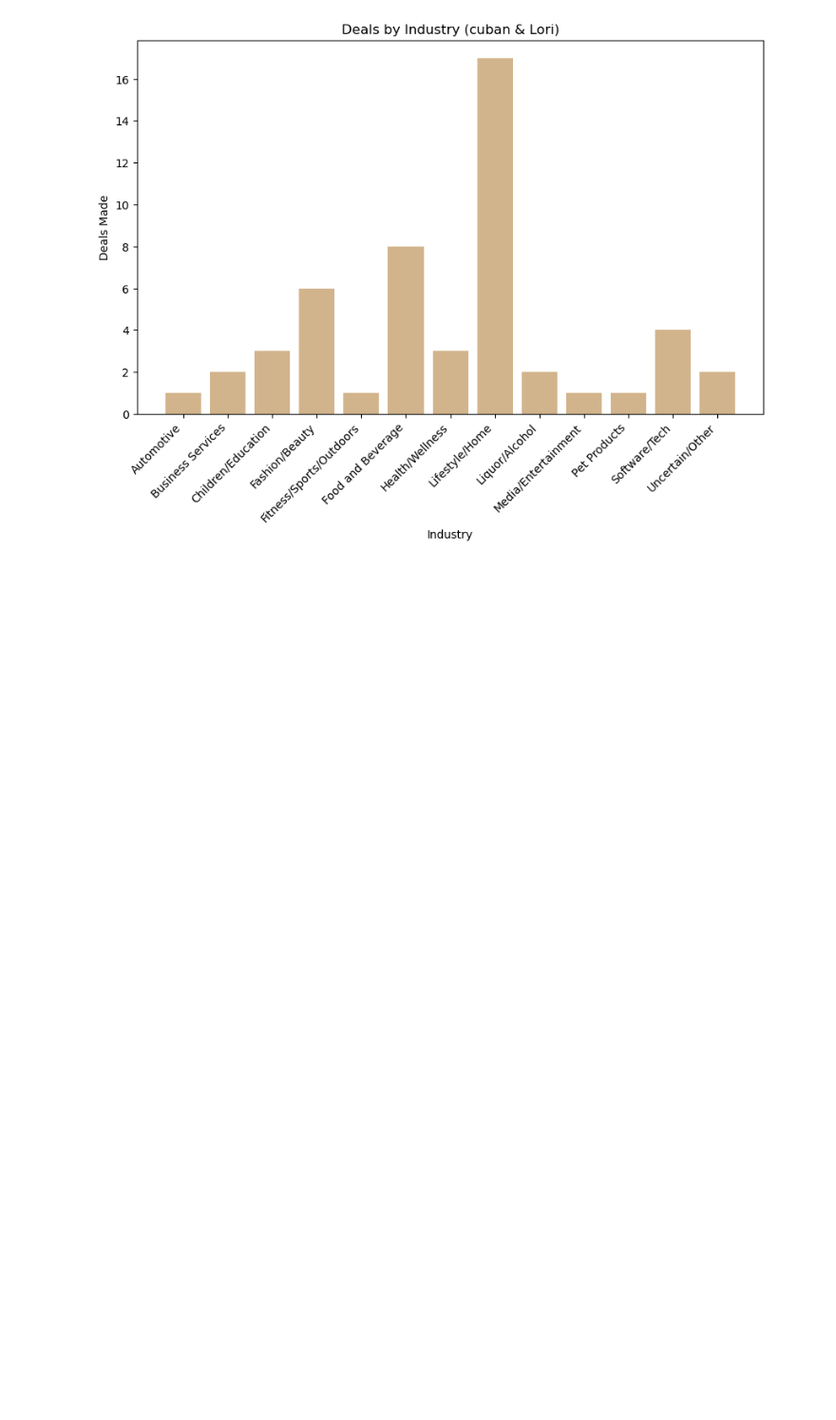
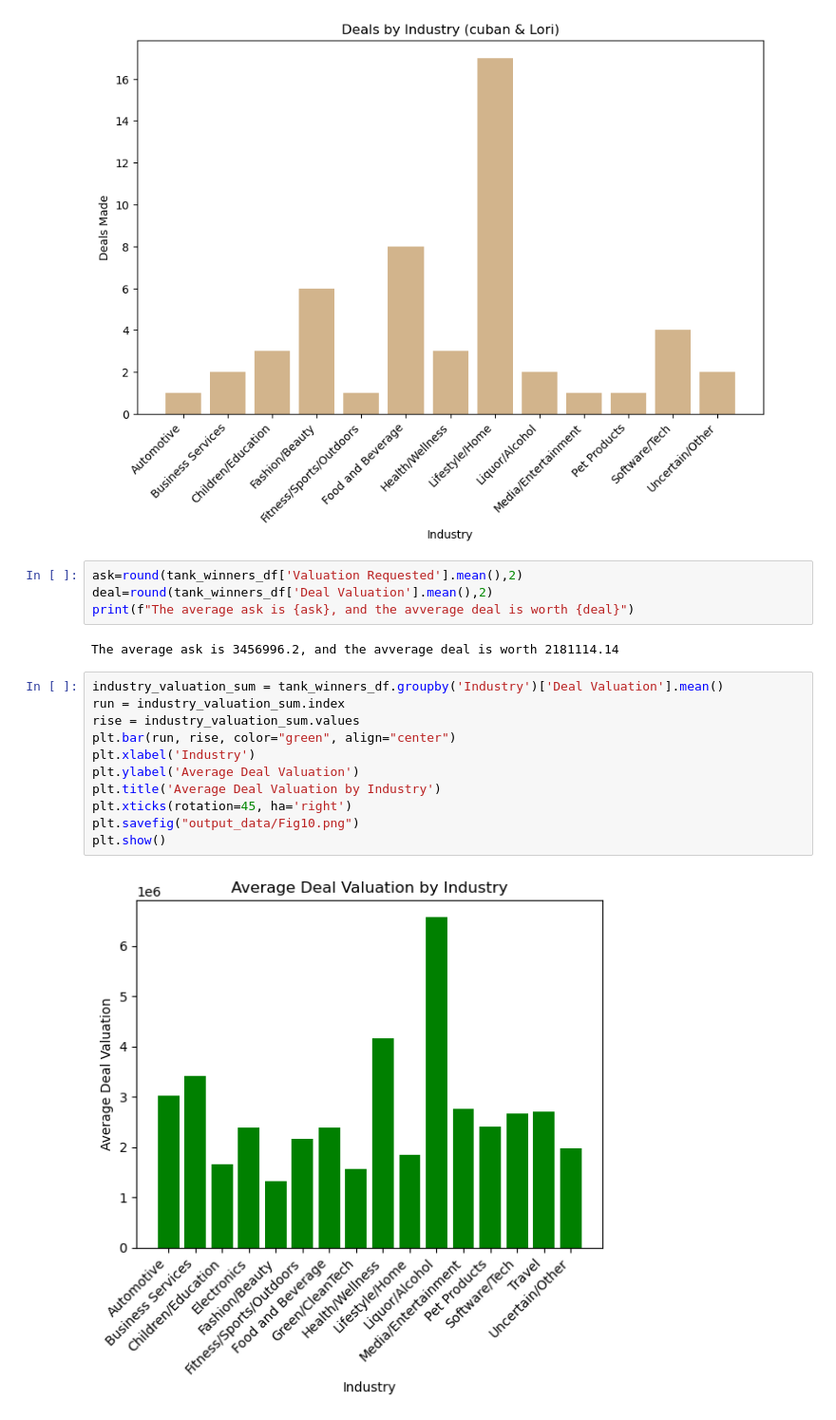
Before and after one commit to Savanna0/Project_1, a Jupyter notebook: shark_tank.ipynb, the cells around one changed output. Shown at 95% size. Drawn from its saved outputs; the diff is of its cells as text; blank space fills up the shorter version.

```diff
--- a/shark_tank.ipynb
+++ b/shark_tank.ipynb
@@ -241,3 +281,22 @@ plt.savefig("output_data/Fig9.png")
 plt.show()
 # %% [output]
 [figure]
+# %%
+ask=round(tank_winners_df['Valuation Requested'].mean(),2)
+deal=round(tank_winners_df['Deal Valuation'].mean(),2)
+print(f"The average ask is {ask}, and the avverage deal is worth {deal}")
+# %% [output]
+The average ask is 3456996.2, and the avverage deal is worth 2181114.14
+# %%
+industry_valuation_sum = tank_winners_df.groupby('Industry')['Deal Valuation'].mean()
+run = industry_valuation_sum.index
+rise = industry_valuation_sum.values
+plt.bar(run, rise, color="green", align="center")
+plt.xlabel('Industry')
+plt.ylabel('Average Deal Valuation')
+plt.title('Average Deal Valuation by Industry')
+plt.xticks(rotation=45, ha='right')
+plt.savefig("output_data/Fig10.png")
+plt.show()
+# %% [output]
+[figure, added]
```
Also changed, not shown: parts of 5 cells of this notebook, 7 other files.
